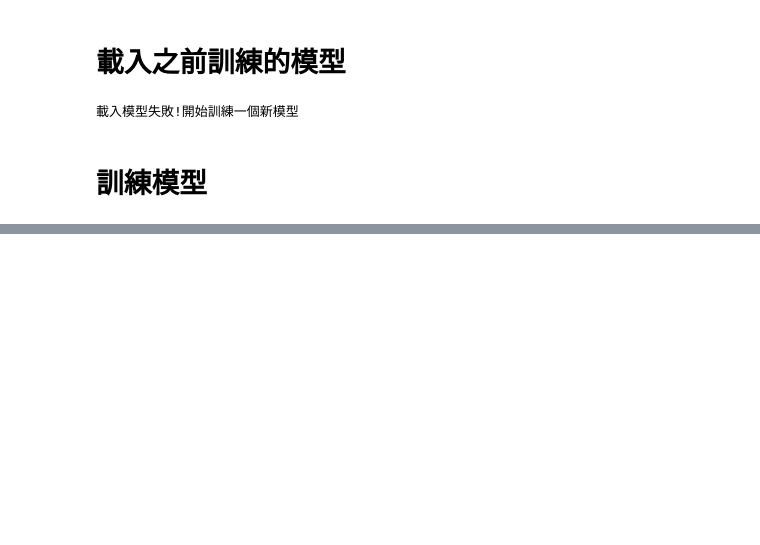
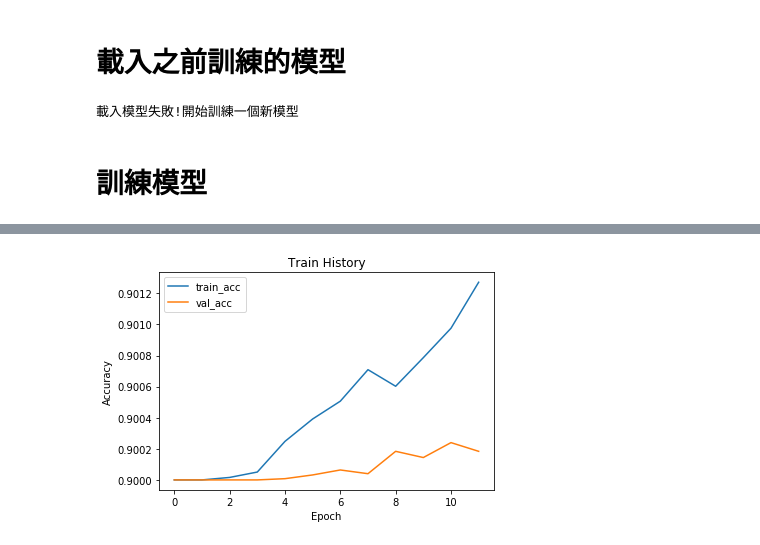
Before and after one commit to tcalecchen/2nd-ML100Days, a Jupyter notebook: homework/Day71-使用損失函數_HW.ipynb, the cells around one changed output, grey strips where cells are left out. Drawn from its saved outputs; the diff is of its cells as text; code cells hidden in the pictures; blank space fills up the shorter version.

```diff
--- a/homework/Day71-使用損失函數_HW.ipynb
+++ b/homework/Day71-使用損失函數_HW.ipynb
@@ -199,0 +200,2 @@ show_train_history('acc','val_acc')
+# %%
+model.compile(loss='binary_crossentropy', optimizer='sgd', metrics=['accuracy'])
@@ -199,0 +206,5 @@ show_train_history('acc','val_acc')
+# %%
+#模型訓練, "Train_History" 把訓練過程所得到的數值存起來
+train_history=model.fit(x_img_train_normalize, y_label_train_OneHot,
+                        validation_split=0.25,
+                        epochs=12, batch_size=128, verbose=1)
@@ -199,0 +235,17 @@ show_train_history('acc','val_acc')
+# %%
+import matplotlib.pyplot as plt
+%matplotlib inline
+
+#定義一個繪圖函數
+def show_train_history(train_acc,test_acc):
+    plt.plot(train_history.history[train_acc])
+    plt.plot(train_history.history[test_acc])
+    plt.title('Train History')
+    plt.ylabel('Accuracy')
+    plt.xlabel('Epoch')
+    plt.legend(['train_acc', 'val_acc'], loc='upper left')
+    plt.show()
+# %%
+show_train_history('acc','val_acc')
+# %% [output]
+[figure, added]
```
Also changed, not shown: parts of 11 cells of this notebook.
